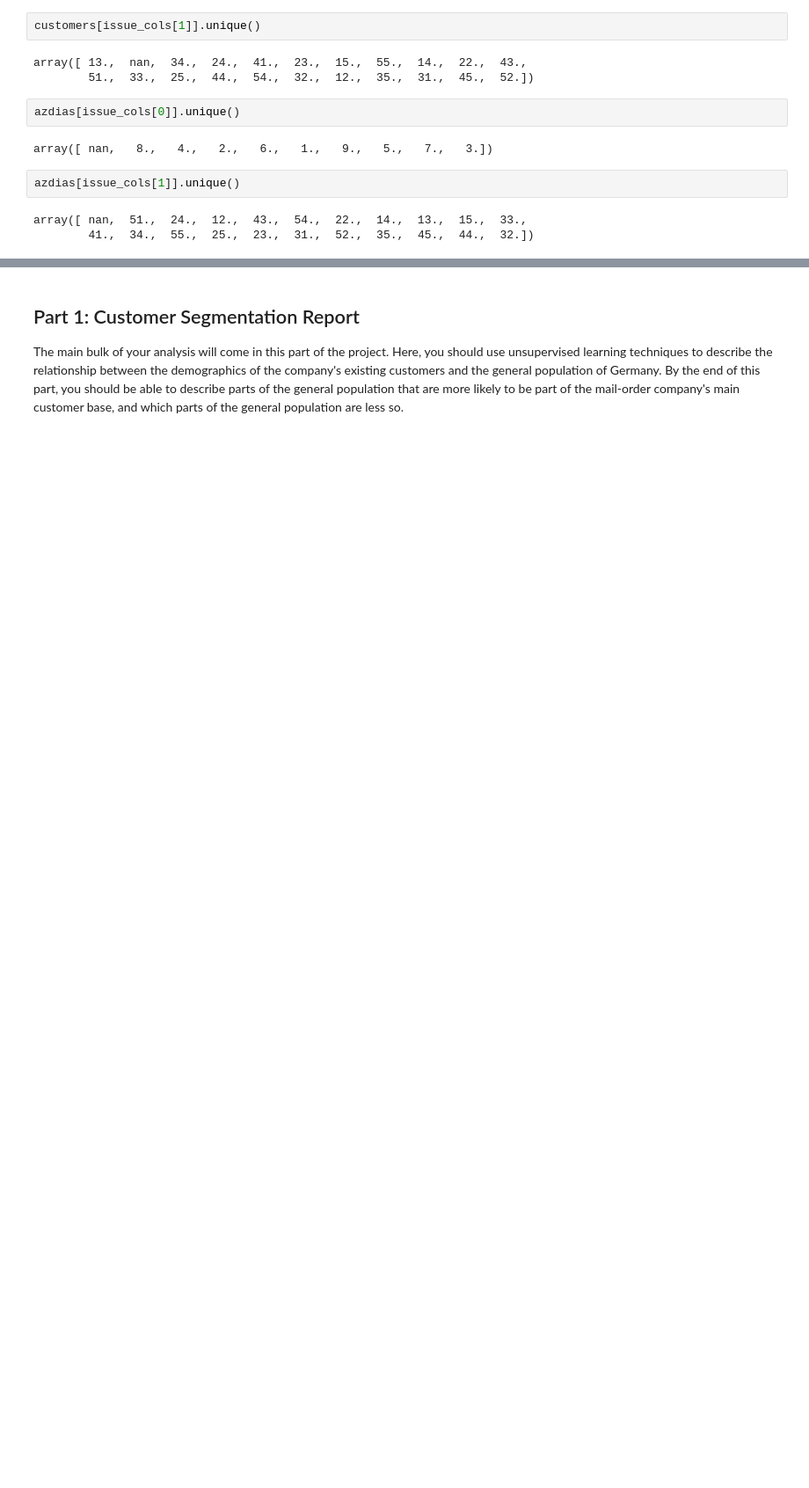
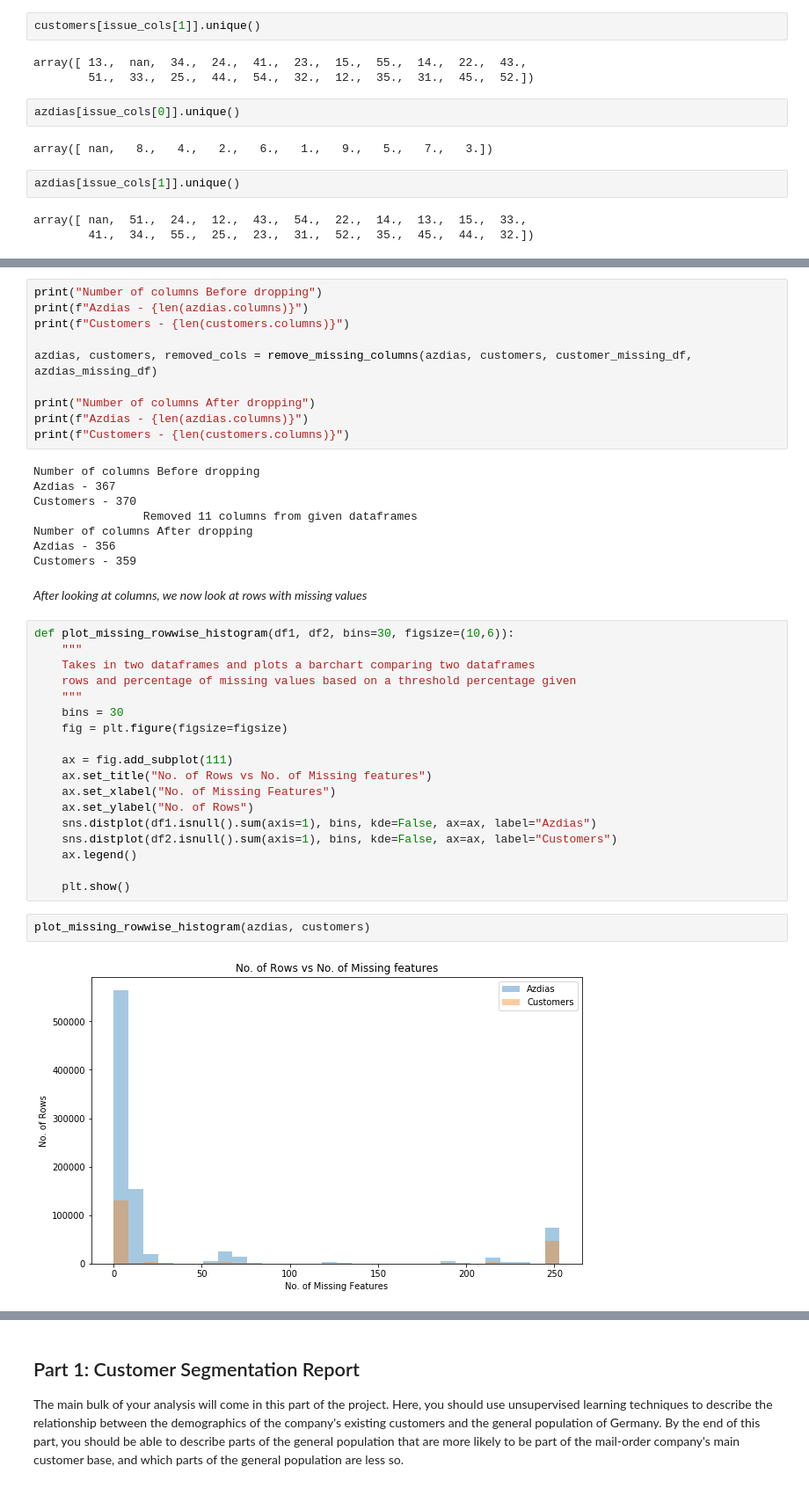
Before and after one commit to ksantosh95/Customer_Segmentation_Arvato, a Jupyter notebook: Arvato Project Workbook.ipynb, the cells around one changed output, grey strips where cells are left out. Shown: that part at 88% size. Drawn from its saved outputs; the diff is of its cells as text; blank space fills up the shorter version.

```diff
--- a/Arvato Project Workbook.ipynb
+++ b/Arvato Project Workbook.ipynb
@@ -262,0 +625,42 @@ array([ nan,  51.,  24.,  12.,  43.,  54.,  22.,  14.,  13.,  15.,  33.,
+# %%
+print("Number of columns Before dropping")
+print(f"Azdias - {len(azdias.columns)}")
+print(f"Customers - {len(customers.columns)}")
+
+azdias, customers, removed_cols = remove_missing_columns(azdias, customers, customer_missing_df, azdias_missing_df)
+
+print("Number of columns After dropping")
+print(f"Azdias - {len(azdias.columns)}")
+print(f"Customers - {len(customers.columns)}")
+# %% [output]
+Number of columns Before dropping
+Azdias - 367
+Customers - 370
+                Removed 11 columns from given dataframes
+Number of columns After dropping
+Azdias - 356
+Customers - 359
+# %% [markdown]
+*After looking at columns, we now look at rows with missing values*
+# %%
+def plot_missing_rowwise_histogram(df1, df2, bins=30, figsize=(10,6)):
+    """
+    Takes in two dataframes and plots a barchart comparing two dataframes
+    rows and percentage of missing values based on a threshold percentage given
+    """
+    bins = 30
+    fig = plt.figure(figsize=figsize)
+
+    ax = fig.add_subplot(111)
+    ax.set_title("No. of Rows vs No. of Missing features")
+    ax.set_xlabel("No. of Missing Features")
+    ax.set_ylabel("No. of Rows")
+    sns.distplot(df1.isnull().sum(axis=1), bins, kde=False, ax=ax, label="Azdias")
+    sns.distplot(df2.isnull().sum(axis=1), bins, kde=False, ax=ax, label="Customers")
+    ax.legend()
+
+    plt.show()
+# %%
+plot_missing_rowwise_histogram(azdias, customers)
+# %% [output]
+[figure, added]
```
Also changed, not shown: parts of 49 cells of this notebook.
